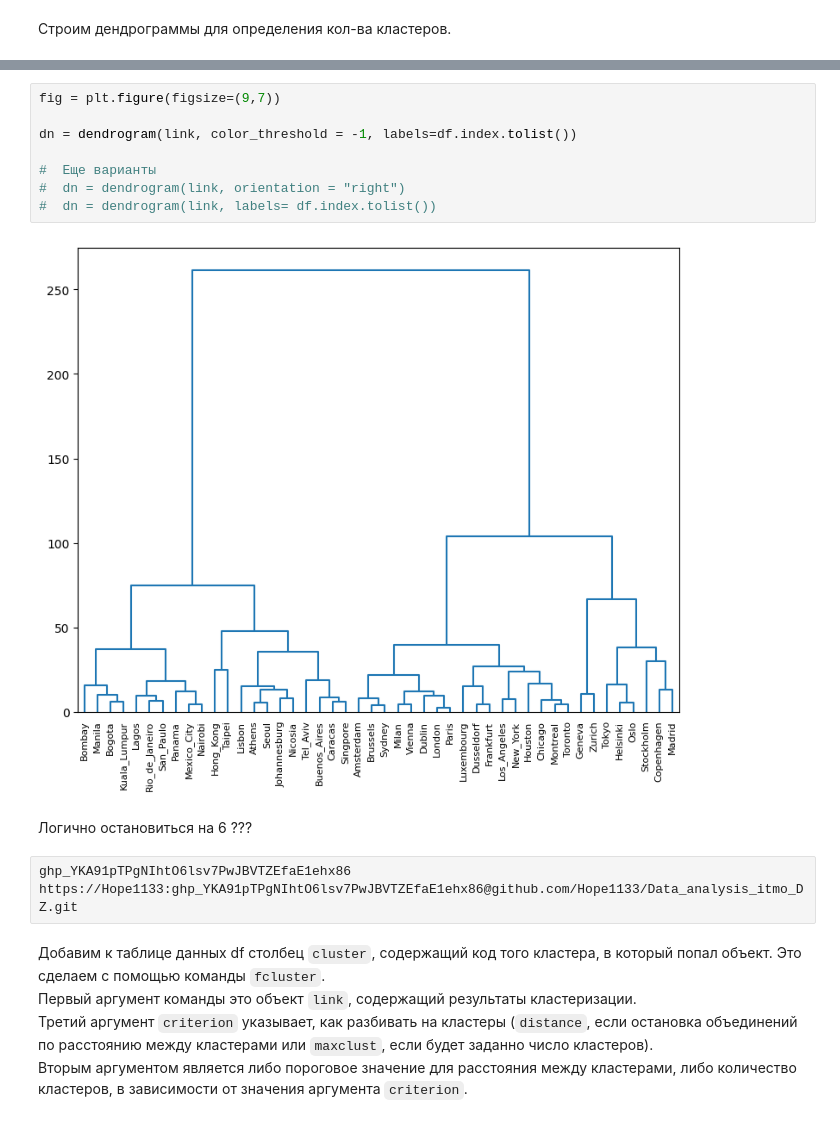
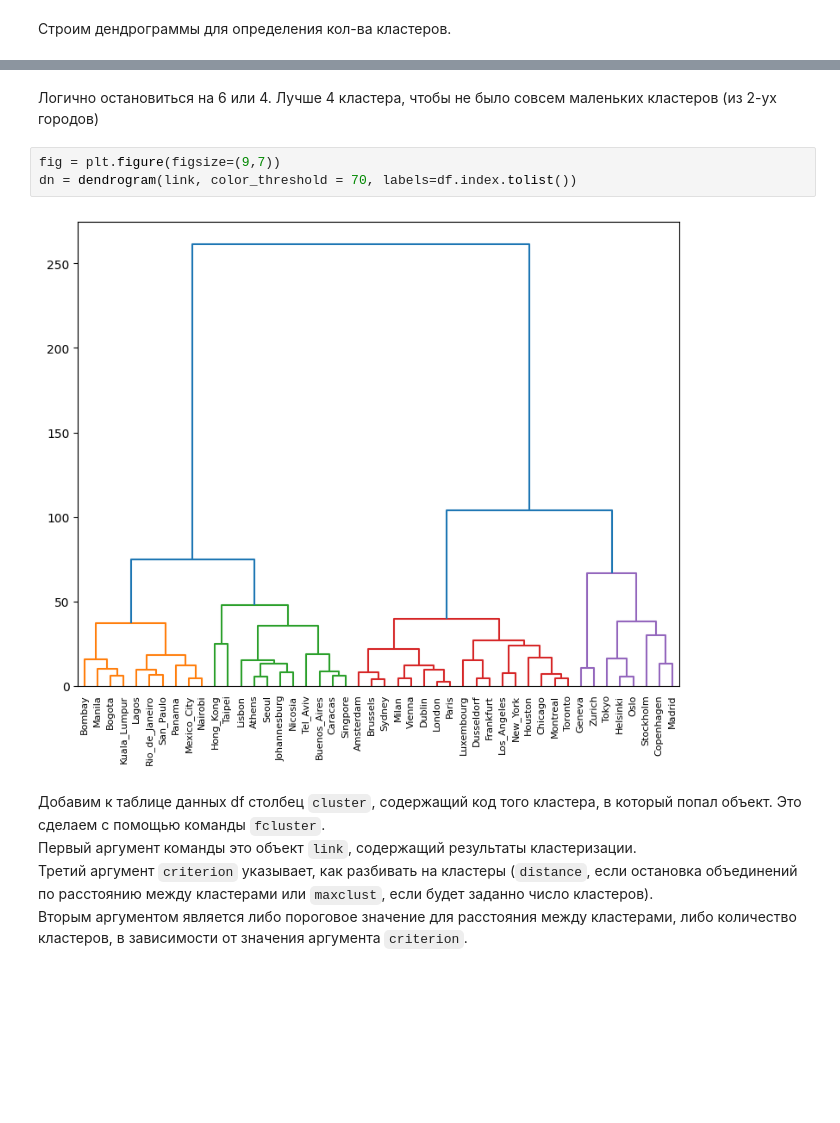
Before and after one commit to Hope1133/Data_analysis_itmo_DZ, a Jupyter notebook: DZ1_cluster_ierarh/DZ1_cluster_ierarh.ipynb, the cells around one changed output, grey strips where cells are left out. Saved outputs shown, nothing was run; the diff lists cells and outputs as text; blank space fills up the shorter version.

````diff
--- a/DZ1_cluster_ierarh/DZ1_cluster_ierarh.ipynb
+++ b/DZ1_cluster_ierarh/DZ1_cluster_ierarh.ipynb
@@ -99,18 +105,10 @@ link = linkage(df, 'ward', 'euclidean')
+# %% [markdown]
+Логично остановиться на 6 или 4. Лучше 4 кластера, чтобы не было совсем маленьких кластеров (из 2-ух городов)
 # %%
 fig = plt.figure(figsize=(9,7))
-
-dn = dendrogram(link, color_threshold = -1, labels=df.index.tolist())
-
-#  Еще варианты
-#  dn = dendrogram(link, orientation = "right")
-#  dn = dendrogram(link, labels= df.index.tolist())
+dn = dendrogram(link, color_threshold = 70, labels=df.index.tolist())
 # %% [output]
-[figure, old version]
+[figure, new version]
-# %% [markdown]
-Логично остановиться на 6 ???
-# %%
-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
-https://Hope1133: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@github.com/Hope1133/Data_analysis_itmo_DZ.git
 # %% [markdown]
 Добавим к таблице данных df столбец ```cluster```, содержащий код того кластера, в который попал объект. Это сделаем с помощью команды ```fcluster```. <br>
 Первый аргумент команды это объект ```link```, содержащий результаты кластеризации.  <br>
````
Also changed, not shown: parts of 18 cells of this notebook.
